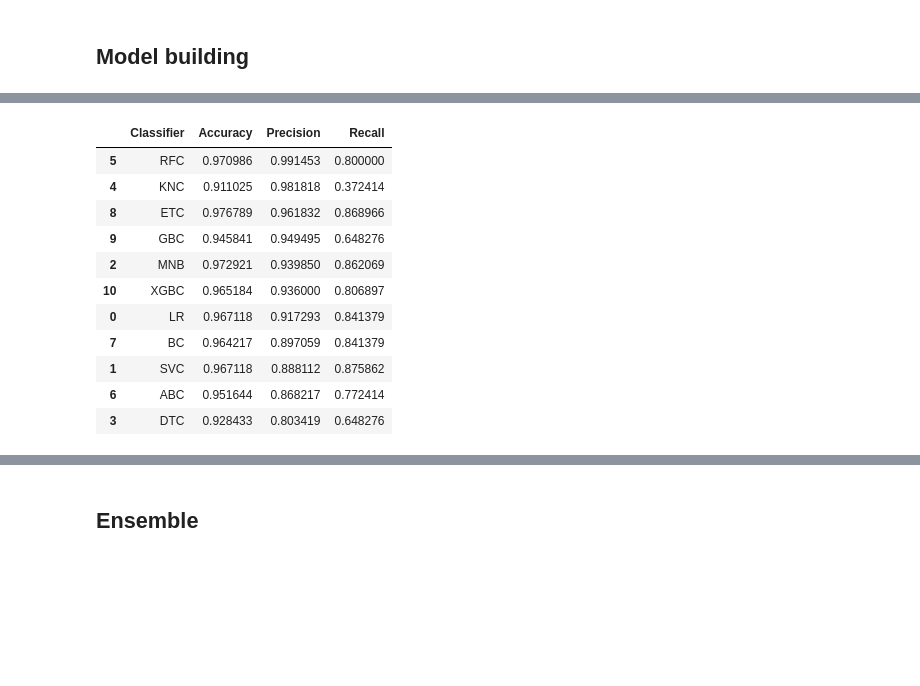
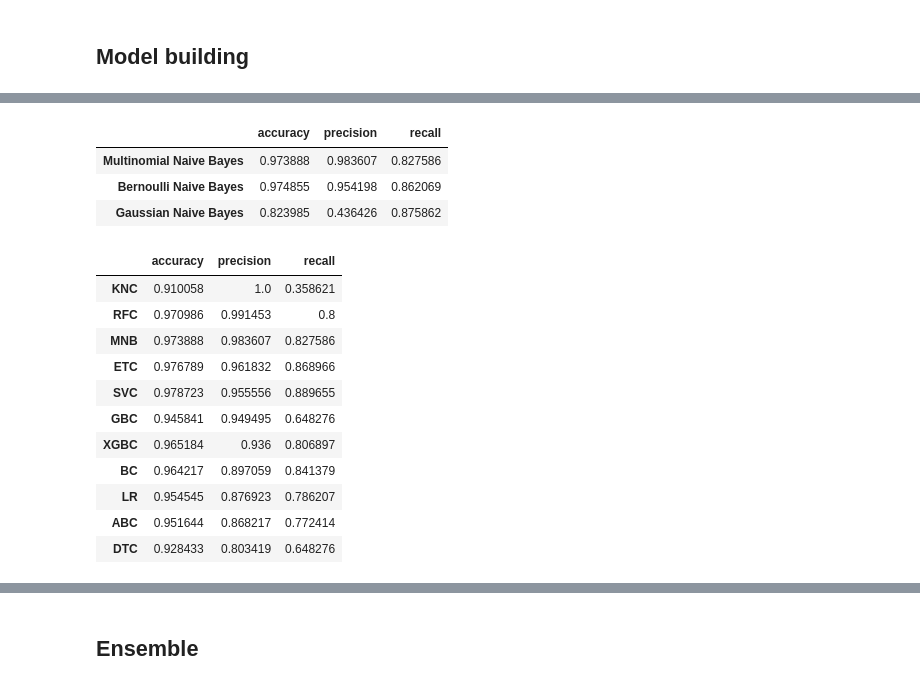
Before and after one commit to ushka1/spam-classifier, a Jupyter notebook: spam-classifier.ipynb, the cells around one changed output, grey strips where cells are left out. Cells and saved outputs as stored; diff of their text form; code cells hidden in the pictures; blank space fills up the shorter version.

```diff
--- a/spam-classifier.ipynb
+++ b/spam-classifier.ipynb
@@ -433,7 +456,24 @@ def print_scores(acc, prec, rec, cm):
     output += f"Recall: {rec}\n"
     output += "Confusion Matrix:\n"
     output += f"{cm}\n"
+
     print(output)
+
+
+def create_perf_df(scores_dict):
+    perf_df = pd.DataFrame(
+        scores_dict,
+        index=[
+            'accuracy',
+            'precision',
+            'recall',
+            'confusion_matrix'
+        ]
+    )
+    perf_df = perf_df.drop('confusion_matrix')
+    perf_df = perf_df.sort_values(by='precision', axis=1, ascending=False)
+    perf_df = perf_df.T
+    return perf_df
 # %%
 nb_clfs = {
     'Gaussian Naive Bayes': GaussianNB(),
@@ -467,3 +490,11 @@ Confusion Matrix:
+# %%
+nb_perf_df = create_perf_df(nb_scores_dict)
+display(nb_perf_df)
+# %% [output]
+|  | accuracy | precision | recall |
+| Multinomial Naive Bayes | 0.973888 | 0.983607 | 0.827586 |
+| Bernoulli Naive Bayes | 0.974855 | 0.954198 | 0.862069 |
+| Gaussian Naive Bayes | 0.823985 | 0.436426 | 0.875862 |
 # %%
 from sklearn.linear_model import LogisticRegression
 from sklearn.svm import SVC
@@ -507,27 +531,19 @@ for name, clf in clfs.items():
-# %%
-perf_df = pd.DataFrame(
-    {
-        'Classifier': names,
-        'Accuracy': accs,
-        'Precision': precs,
-        'Recall': recs
-    },
-)
-perf_df.sort_values(by='Precision', ascending=False, inplace=True)
-display(perf_df)
-# %% [output]
-|  | Classifier | Accuracy | Precision | Recall |
-| 5 | RFC | 0.970986 | 0.991453 | 0.800000 |
-| 4 | KNC | 0.911025 | 0.981818 | 0.372414 |
-| 8 | ETC | 0.976789 | 0.961832 | 0.868966 |
-| 9 | GBC | 0.945841 | 0.949495 | 0.648276 |
-| 2 | MNB | 0.972921 | 0.939850 | 0.862069 |
-| 10 | XGBC | 0.965184 | 0.936000 | 0.806897 |
-| 0 | LR | 0.967118 | 0.917293 | 0.841379 |
-| 7 | BC | 0.964217 | 0.897059 | 0.841379 |
-| 1 | SVC | 0.967118 | 0.888112 | 0.875862 |
-| 6 | ABC | 0.951644 | 0.868217 | 0.772414 |
-| 3 | DTC | 0.928433 | 0.803419 | 0.648276 |
+# %%
+clfs_perf_df = create_perf_df(clfs_scores_dict)
+display(clfs_perf_df)
+# %% [output]
+|  | accuracy | precision | recall |
+| KNC | 0.910058 | 1.0 | 0.358621 |
+| RFC | 0.970986 | 0.991453 | 0.8 |
+| MNB | 0.973888 | 0.983607 | 0.827586 |
+| ETC | 0.976789 | 0.961832 | 0.868966 |
+| SVC | 0.978723 | 0.955556 | 0.889655 |
+| GBC | 0.945841 | 0.949495 | 0.648276 |
+| XGBC | 0.965184 | 0.936 | 0.806897 |
+| BC | 0.964217 | 0.897059 | 0.841379 |
+| LR | 0.954545 | 0.876923 | 0.786207 |
+| ABC | 0.951644 | 0.868217 | 0.772414 |
+| DTC | 0.928433 | 0.803419 | 0.648276 |
 # %%
 bar_width = 0.25
 
```
Also changed, not shown: parts of 36 cells of this notebook.
